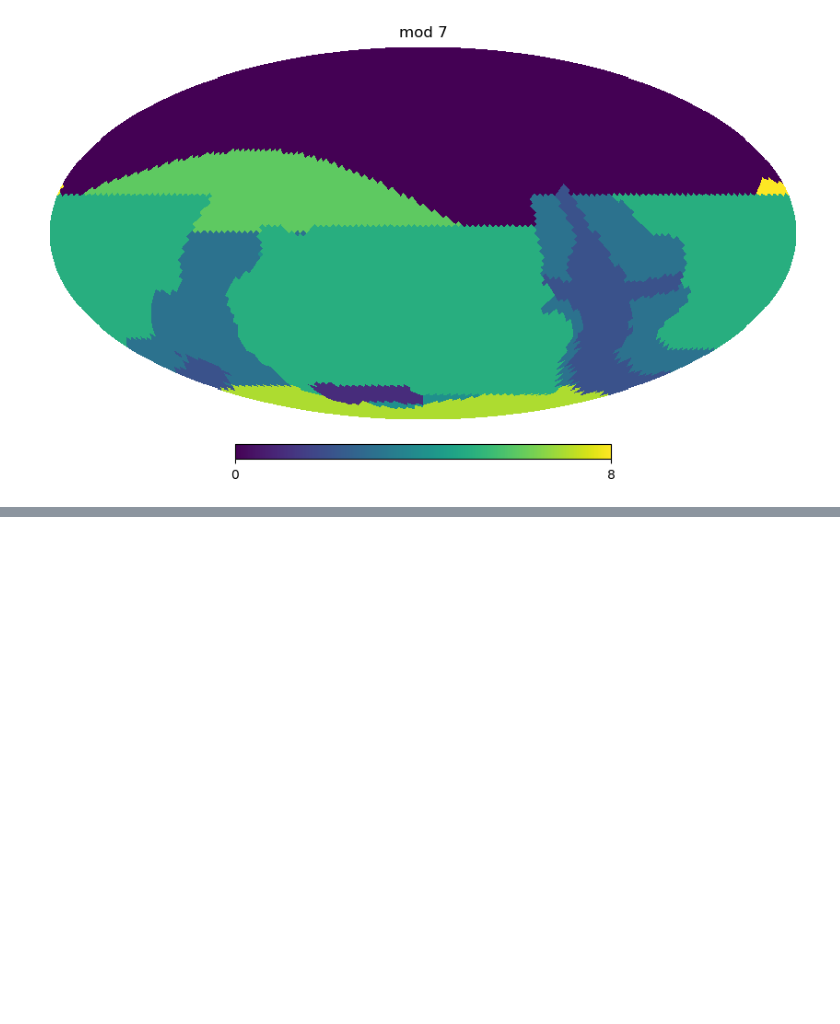
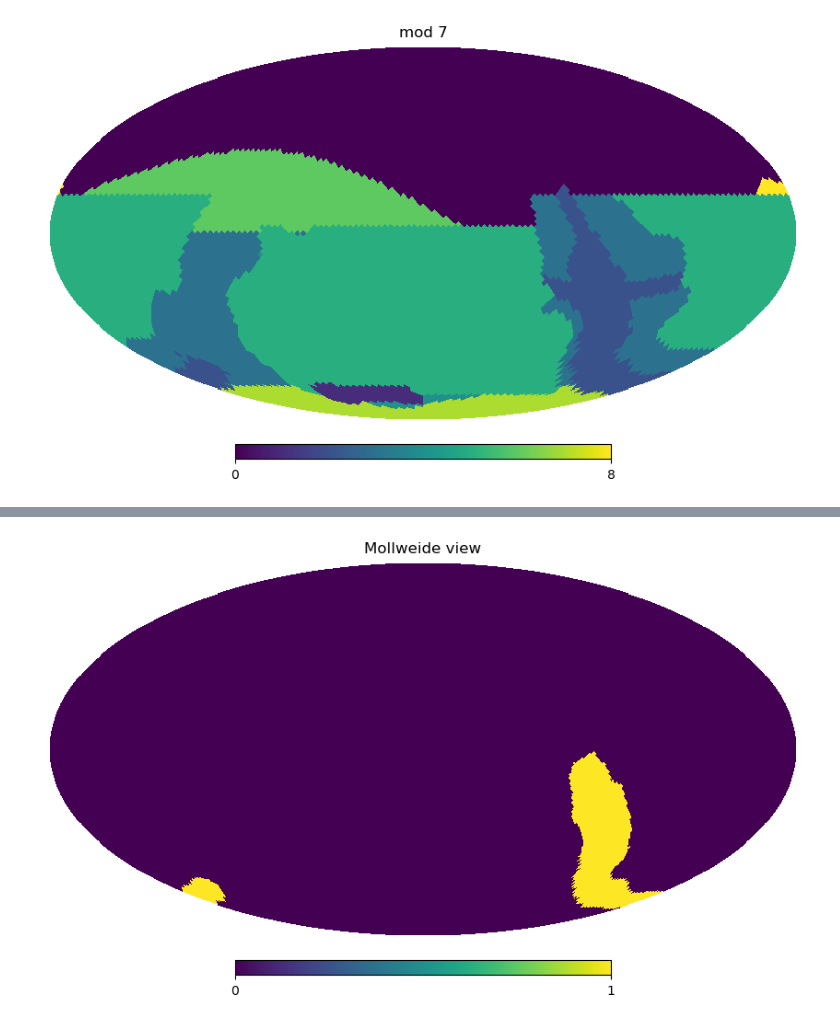
Before and after one commit to lsst-sims/sims_featureScheduler_runs5.3, a Jupyter notebook: fp_mods/new_fps.ipynb, the cells around one changed output, grey strips where cells are left out. Saved outputs shown, nothing was run; the diff lists cells and outputs as text; code cells hidden in the pictures; blank space fills up the shorter version.

```diff
--- a/fp_mods/new_fps.ipynb
+++ b/fp_mods/new_fps.ipynb
@@ -127,0 +145,6 @@ area in bulgy Galactic Plane 2131.8058588363638
+# %%
+ack = np.zeros(sag.labels.size)
+ack[sag.labels == "rgps"] = 1
+hp.mollview(ack)
+# %% [output]
+[figure, added]
```
Also changed, not shown: parts of 8 cells of this notebook, 5 other files.
